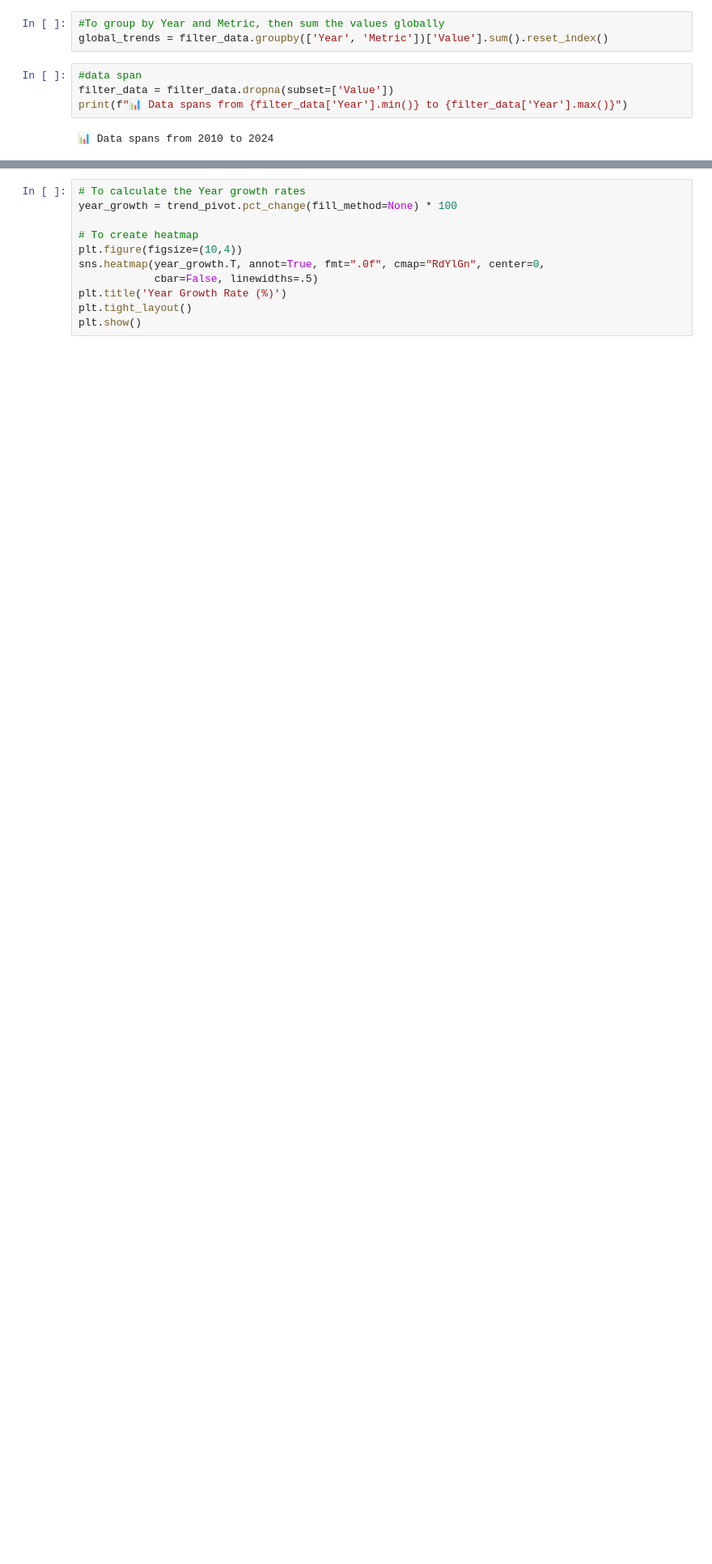
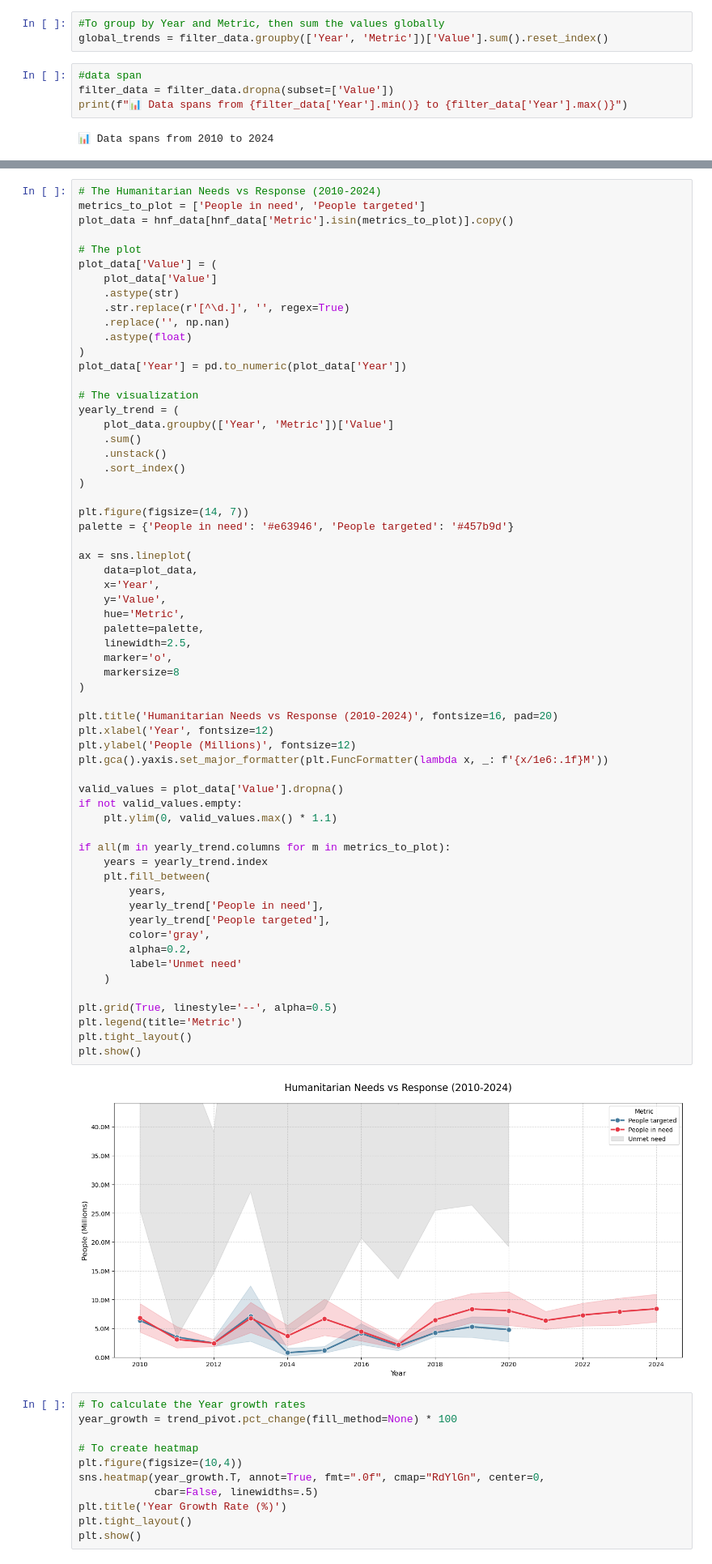
Before and after one commit to sayhussain248/crisis_phase1, a Jupyter notebook: notebooks/Tinu-EDA.ipynb, the cells around one changed output, grey strips where cells are left out. Shown: that part at 81% size. Drawn from its saved outputs; the diff is of its cells as text; blank space fills up the shorter version.

```diff
--- a/notebooks/Tinu-EDA.ipynb
+++ b/notebooks/Tinu-EDA.ipynb
@@ -148,3 +116,66 @@ plt.show()
+# %%
+# The Humanitarian Needs vs Response (2010-2024)
+metrics_to_plot = ['People in need', 'People targeted']
+plot_data = hnf_data[hnf_data['Metric'].isin(metrics_to_plot)].copy()
+
+# The plot
+plot_data['Value'] = (
+    plot_data['Value']
+    .astype(str)
+    .str.replace(r'[^\d.]', '', regex=True)
+    .replace('', np.nan)
+    .astype(float)
+)
+plot_data['Year'] = pd.to_numeric(plot_data['Year'])
+
+# The visualization
+yearly_trend = (
+    plot_data.groupby(['Year', 'Metric'])['Value']
+    .sum()
+    .unstack()
+    .sort_index()
+)
+
+plt.figure(figsize=(14, 7))
+palette = {'People in need': '#e63946', 'People targeted': '#457b9d'}
+
+ax = sns.lineplot(
+    data=plot_data,
+    x='Year',
+    y='Value',
+    hue='Metric',
+    palette=palette,
+    linewidth=2.5,
+    marker='o',
+    markersize=8
+)
+
+plt.title('Humanitarian Needs vs Response (2010-2024)', fontsize=16, pad=20)
+plt.xlabel('Year', fontsize=12)
+plt.ylabel('People (Millions)', fontsize=12)
+plt.gca().yaxis.set_major_formatter(plt.FuncFormatter(lambda x, _: f'{x/1e6:.1f}M'))
+
+valid_values = plot_data['Value'].dropna()
+if not valid_values.empty:
+    plt.ylim(0, valid_values.max() * 1.1)
+
+if all(m in yearly_trend.columns for m in metrics_to_plot):
+    years = yearly_trend.index
+    plt.fill_between(
+        years,
+        yearly_trend['People in need'],
+        yearly_trend['People targeted'],
+        color='gray',
+        alpha=0.2,
+        label='Unmet need'
+    )
+
+plt.grid(True, linestyle='--', alpha=0.5)
+plt.legend(title='Metric')
+plt.tight_layout()
+plt.show()
+# %% [output]
+[figure, added]
 # %%
 # To calculate the Year growth rates
 year_growth = trend_pivot.pct_change(fill_method=None) * 100
```
Also changed, not shown: parts of 8 cells of this notebook.
